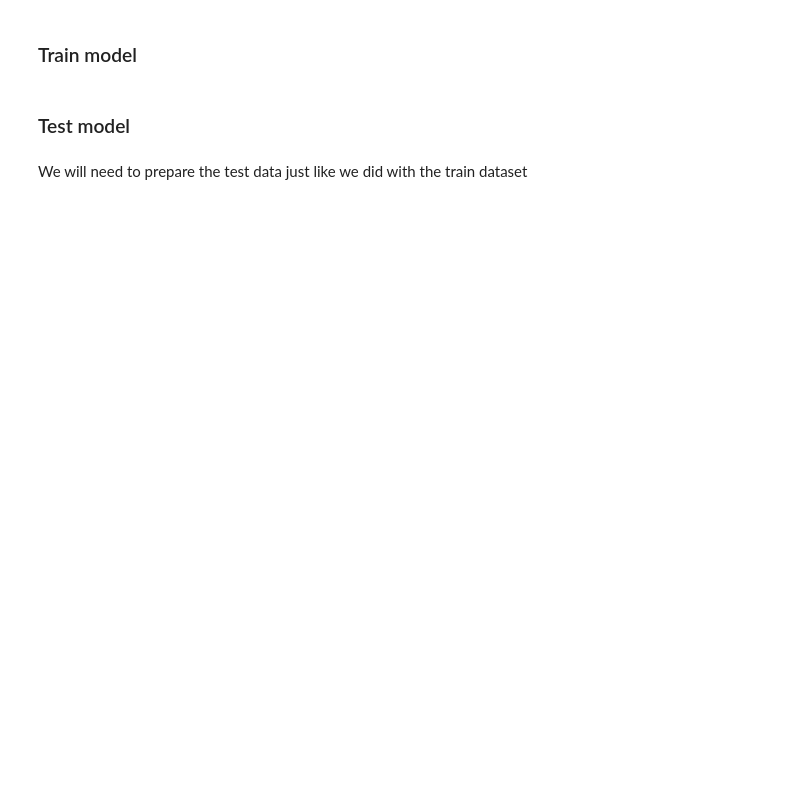
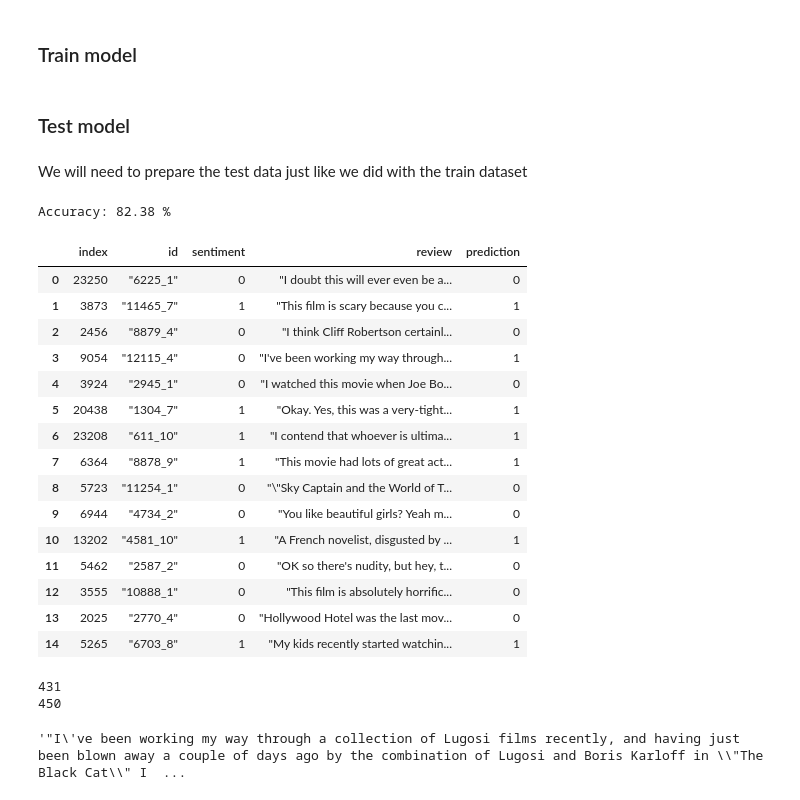
Before and after one commit to PovertyAction/LAC_summit_python, a Jupyter notebook: 2_NLP_lab/NLP lab session.ipynb, the cells around one changed output. Cells and saved outputs as stored; diff of their text form; code cells hidden in the pictures; blank space fills up the shorter version.

```diff
--- a/2_NLP_lab/NLP lab session.ipynb
+++ b/2_NLP_lab/NLP lab session.ipynb
@@ -241,11 +346,10 @@ test_data_features = test_data_features.toarray()
 # %%
-# Use the random forest to make sentiment label predictions
-result = forest.predict(test_data_features)
-
 # Look at accuracy of the model at predicting sentiment
 correct = np.array(test["sentiment"] == result) # Count number of accurate predictions
 accuracy = (np.sum(correct)/test["sentiment"].size)*100 # Percent accurate
 print("Accuracy:", round(accuracy,2), "%")
+# %% [output]
+Accuracy: 82.38 %
 # %%
 # Copy the results to the test dataframe
 test['prediction'] = result
@@ -254,4 +358,21 @@ test['prediction'] = result
 test.to_csv("Bag_of_Words_model.csv", index=False)
 # %%
 # Final output
-test[0:10]
+test[0:15]
+# %% [output]
+|  | index | id | sentiment | review | prediction |
+| 0 | 23250 | "6225_1" | 0 | "I doubt this will ever even be a... | 0 |
+| 1 | 3873 | "11465_7" | 1 | "This film is scary because you c... | 1 |
+| 2 | 2456 | "8879_4" | 0 | "I think Cliff Robertson certainl... | 0 |
+| 3 | 9054 | "12115_4" | 0 | "I've been working my way through... | 1 |
+| 4 | 3924 | "2945_1" | 0 | "I watched this movie when Joe Bo... | 0 |
+| 5 | 20438 | "1304_7" | 1 | "Okay. Yes, this was a very-tight... | 1 |
+| 6 | 23208 | "611_10" | 1 | "I contend that whoever is ultima... | 1 |
+| 7 | 6364 | "8878_9" | 1 | "This movie had lots of great act... | 1 |
+| 8 | 5723 | "11254_1" | 0 | "\"Sky Captain and the World of T... | 0 |
+| 9 | 6944 | "4734_2" | 0 | "You like beautiful girls? Yeah m... | 0 |
+| 10 | 13202 | "4581_10" | 1 | "A French novelist, disgusted by ... | 1 |
+| 11 | 5462 | "2587_2" | 0 | "OK so there's nudity, but hey, t... | 0 |
+| 12 | 3555 | "10888_1" | 0 | "This film is absolutely horrific... | 0 |
+| 13 | 2025 | "2770_4" | 0 | "Hollywood Hotel was the last mov... | 0 |
+| 14 | 5265 | "6703_8" | 1 | "My kids recently started watchin... | 1 |
@@ -257,0 +384,12 @@ test[0:10]
+# %%
+# Let's count the number of false positive and false negatives
+print(false_pos.count())
+print(false_neg.count())
+# %% [output]
+431
+450
+# %%
+# Let's look at one review - false positive
+test['review'][3]
+# %% [output]
+'"I\'ve been working my way through a collection of Lugosi films recently, and having just been blown away a couple of days ago by the combination of Lugosi and Boris Karloff in \\"The Black Cat\\" I  ...
```
Also changed, not shown: parts of 35 cells of this notebook.
